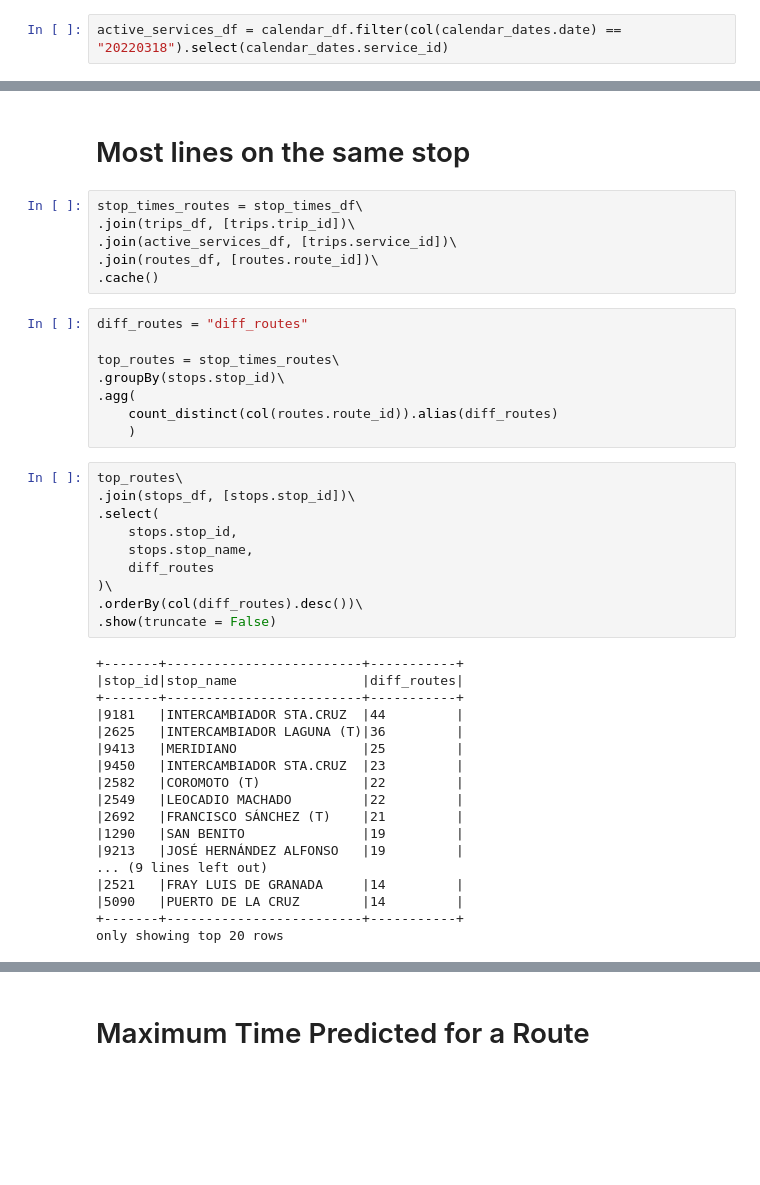
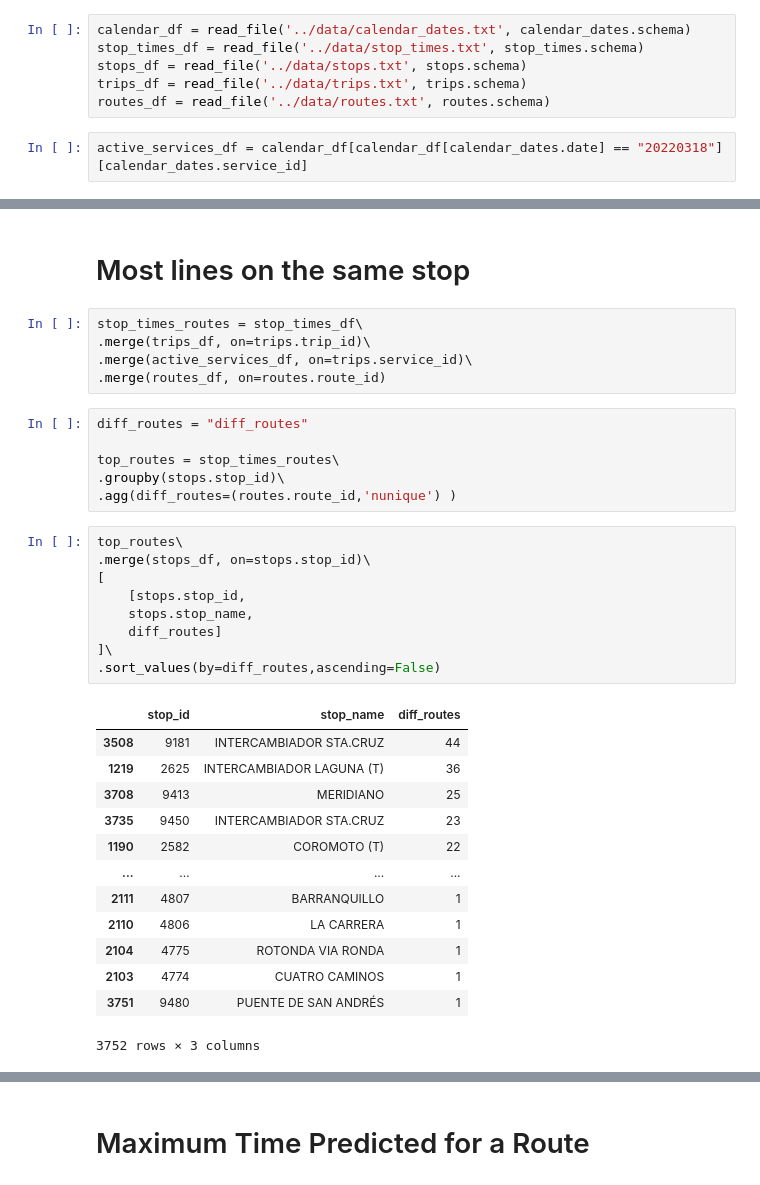
Before and after one commit to adrianabreu/titsa-gtfs-exploration, a Jupyter notebook: notebooks/Exploring Data.ipynb, the cells around one changed output, grey strips where cells are left out. Saved outputs shown, nothing was run; the diff lists cells and outputs as text; blank space fills up the shorter version.

```diff
--- a/notebooks/Exploring Data.ipynb
+++ b/notebooks/Exploring Data.ipynb
@@ -32,4 +14,10 @@ routes_df = read_file('../data/routes.txt', spark, routes.schema)
+# %%
+calendar_df = read_file('../data/calendar_dates.txt', calendar_dates.schema)
+stop_times_df = read_file('../data/stop_times.txt', stop_times.schema)
+stops_df = read_file('../data/stops.txt', stops.schema)
+trips_df = read_file('../data/trips.txt', trips.schema)
+routes_df = read_file('../data/routes.txt', routes.schema)
 # %%
-active_services_df = calendar_df.filter(col(calendar_dates.date) == "20220318").select(calendar_dates.service_id)
+active_services_df = calendar_df[calendar_df[calendar_dates.date] == "20220318"] [calendar_dates.service_id]
 # %%
 routes_related_stops = stop_times_df\
@@ -93,44 +105,36 @@ only showing top 20 rows
 # Most lines on the same stop
 # %%
 stop_times_routes = stop_times_df\
-.join(trips_df, [trips.trip_id])\
-.join(active_services_df, [trips.service_id])\
-.join(routes_df, [routes.route_id])\
-.cache()
+.merge(trips_df, on=trips.trip_id)\
+.merge(active_services_df, on=trips.service_id)\
+.merge(routes_df, on=routes.route_id)
 # %%
 diff_routes = "diff_routes"
 
 top_routes = stop_times_routes\
-.groupBy(stops.stop_id)\
-.agg(
-    count_distinct(col(routes.route_id)).alias(diff_routes)
-    )
+.groupby(stops.stop_id)\
+.agg(diff_routes=(routes.route_id,'nunique') )
 # %%
 top_routes\
-.join(stops_df, [stops.stop_id])\
-.select(
-    stops.stop_id,
+.merge(stops_df, on=stops.stop_id)\
+[
+    [stops.stop_id,
     stops.stop_name,
-    diff_routes
-)\
-.orderBy(col(diff_routes).desc())\
-.show(truncate = False)
+    diff_routes]
+]\
+.sort_values(by=diff_routes,ascending=False)
 # %% [output]
+|  | stop_id | stop_name | diff_routes |
+| 3508 | 9181 | INTERCAMBIADOR STA.CRUZ | 44 |
+| 1219 | 2625 | INTERCAMBIADOR LAGUNA (T) | 36 |
+| 3708 | 9413 | MERIDIANO | 25 |
+| 3735 | 9450 | INTERCAMBIADOR STA.CRUZ | 23 |
+| 1190 | 2582 | COROMOTO (T) | 22 |
+| ... | ... | ... | ... |
+| 2111 | 4807 | BARRANQUILLO | 1 |
+| 2110 | 4806 | LA CARRERA | 1 |
+| 2104 | 4775 | ROTONDA VIA RONDA | 1 |
+| 2103 | 4774 | CUATRO CAMINOS | 1 |
+| 3751 | 9480 | PUENTE DE SAN ANDRÉS | 1 |
-+-------+-------------------------+-----------+
-|stop_id|stop_name                |diff_routes|
-+-------+-------------------------+-----------+
-|9181   |INTERCAMBIADOR STA.CRUZ  |44         |
-|2625   |INTERCAMBIADOR LAGUNA (T)|36         |
-|9413   |MERIDIANO                |25         |
-|9450   |INTERCAMBIADOR STA.CRUZ  |23         |
-|2582   |COROMOTO (T)             |22         |
-|2549   |LEOCADIO MACHADO         |22         |
-|2692   |FRANCISCO SÁNCHEZ (T)    |21         |
-|1290   |SAN BENITO               |19         |
-|9213   |JOSÉ HERNÁNDEZ ALFONSO   |19         |
-... (9 lines left out)
-|2521   |FRAY LUIS DE GRANADA     |14         |
-|5090   |PUERTO DE LA CRUZ        |14         |
-+-------+-------------------------+-----------+
-only showing top 20 rows
+3752 rows × 3 columns
 # %%
```
Also changed, not shown: parts of 25 cells of this notebook, 12 other files.
